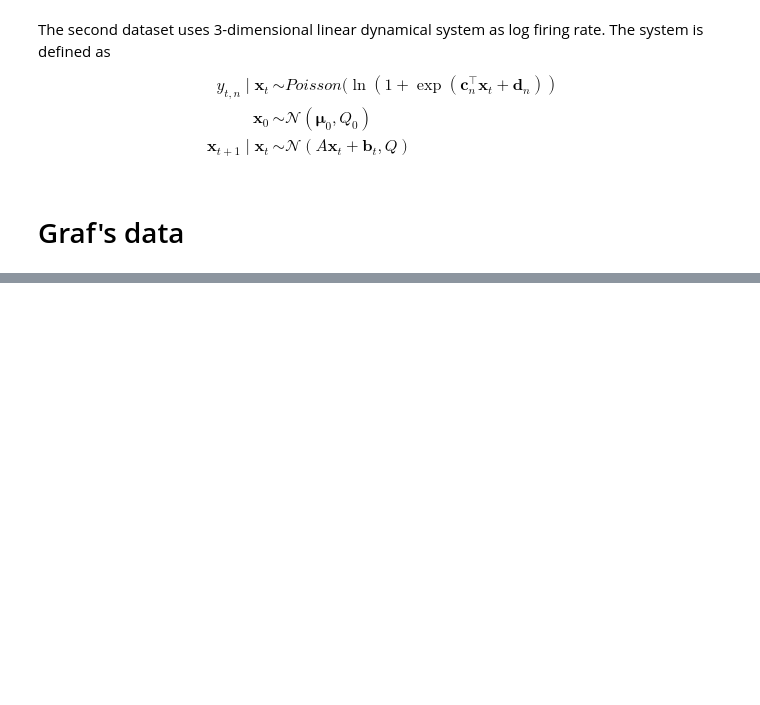
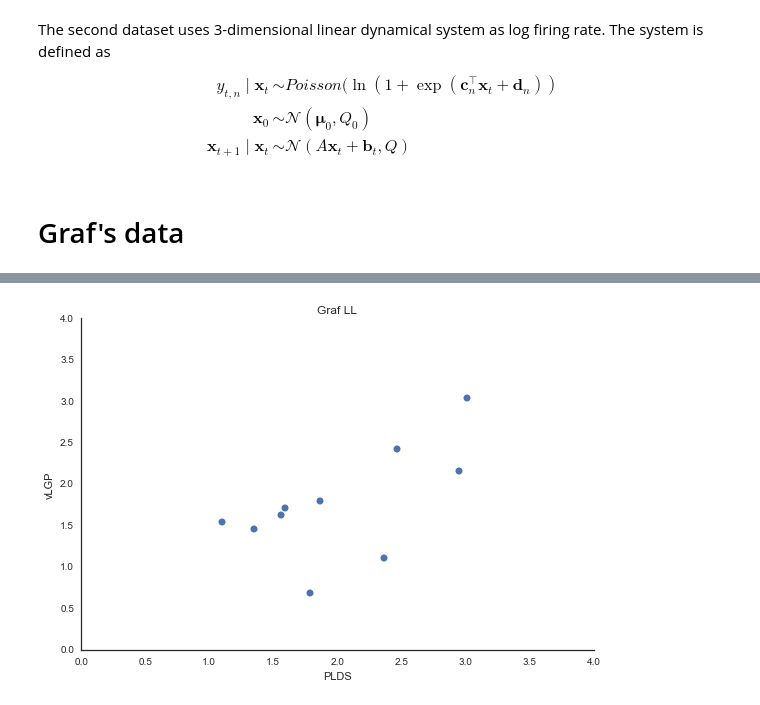
Before and after one commit to catniplab/vlgp, a Jupyter notebook: example.ipynb, the cells around one changed output, grey strips where cells are left out. Cells and saved outputs as stored; diff of their text form; code cells hidden in the pictures; blank space fills up the shorter version.

```diff
--- a/example.ipynb
+++ b/example.ipynb
@@ -321,0 +411,33 @@ graf = loadmat(path.join(samplepath, 'Graf'), squeeze_me=True)
+# %%
+# load
+gpfacv = loadmat(path.join(outputpath, 'graf_gpfa_4_cv'), squeeze_me=True)
+vlgpcv = loadmat(path.join(outputpath, 'graf_vlgp_cv'), squeeze_me=True)
+pldscv = loadmat(path.join(outputpath, 'graf_plds_4_cv'), squeeze_me=True)
+# %%
+# load prediction
+gpfa_yhat = np.transpose(gpfacv['yhat'], axes=(2,1,0))
+vlgp_yhat = vlgpcv['yhat']
+plds_yhat = pldscv['yhat']
+# %%
+# LL
+gpfa_ll = np.nan_to_num(stats.poisson.logpmf(y, gpfa_yhat ** 2))
+plds_ll = np.nan_to_num(stats.poisson.logpmf(y, plds_yhat))
+vlgp_ll = np.nan_to_num(stats.poisson.logpmf(y, vlgp_yhat))
+LL = np.squeeze(np.dstack((plds_ll.sum(axis=(1,2)),
+gpfa_ll.sum(axis=(1,2)),
+vlgp_ll.sum(axis=(1,2)))))
+# %%
+nullyhat = np.repeat(y.mean(axis=1), ntime, axis=1).reshape((ntrial, ntime, nspike))
+nullLL = np.nansum(stats.poisson.logpmf(y, nullyhat), axis=(1, 2))
+# plt.figure(figsize=(4, 3));
+plt.plot((LL[:, 0] - nullLL) / ntime / np.log(2), (LL[:, 2] - nullLL) / ntime / np.log(2), ls='', marker='o');
+sns.despine(right=True, top=True)
+plt.xlim([0, 4]);
+plt.ylim([0, 4]);
+plt.xlabel('PLDS');
+plt.ylabel('vLGP');
+plt.title('Graf LL');
+# plt.legend(loc='upper right');
+plt.tight_layout();
+# %% [output]
+[figure, added]
```
Also changed, not shown: parts of 9 cells of this notebook.
